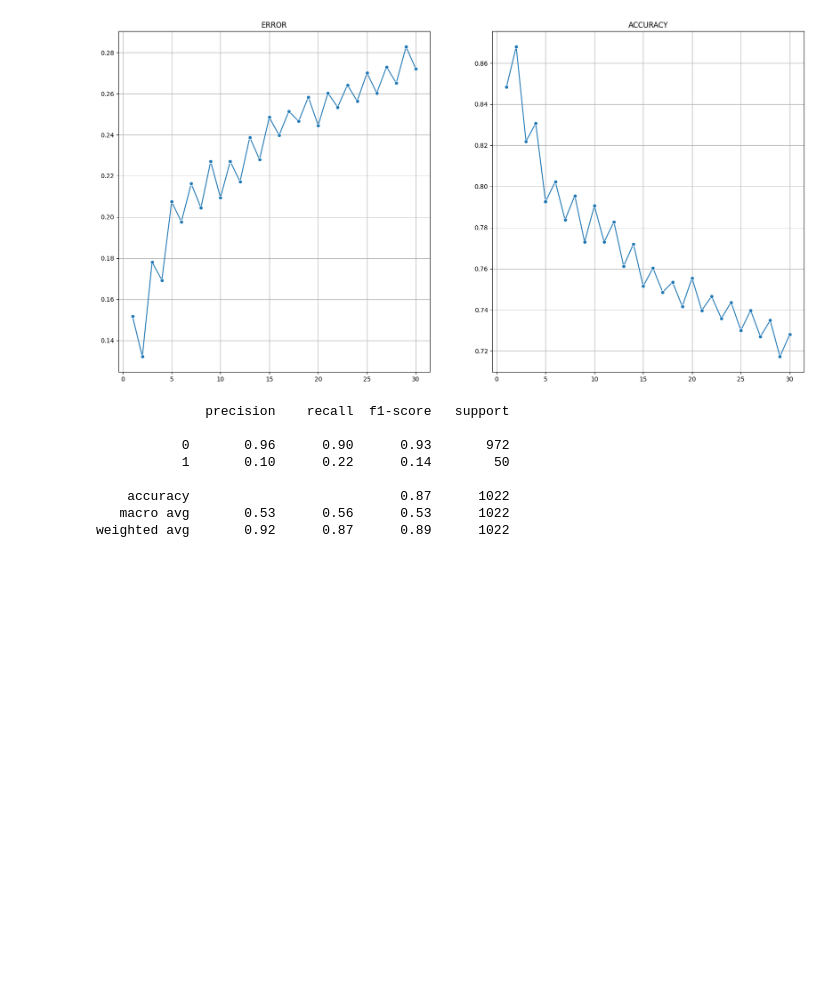
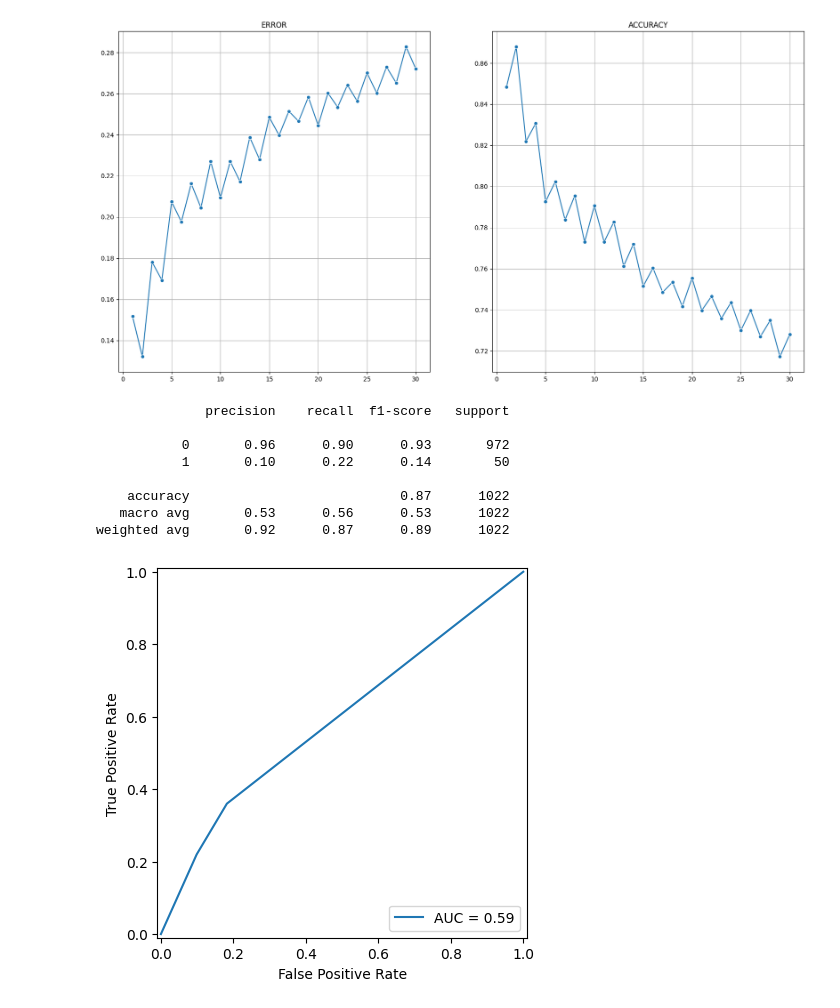
Before and after one commit to AhmedZaghl0ul/Machine-Learning, a Jupyter notebook: stroke_prediction.ipynb, the cells around one changed output. Drawn from its saved outputs; the diff is of its cells as text; code cells hidden in the pictures; blank space fills up the shorter version.

```diff
--- a/stroke_prediction.ipynb
+++ b/stroke_prediction.ipynb
@@ -523,3 +523,15 @@ print(classification_report(ys , ypred))
     accuracy                           0.87      1022
    macro avg       0.53      0.56      0.53      1022
 weighted avg       0.92      0.87      0.89      1022
+# %%
+from sklearn.metrics import auc , roc_curve , RocCurveDisplay
+
+yprobs = kn.predict_proba(xs)[:,1]
+
+fpr , tpr , thre = roc_curve(ys , yprobs)
+roc_auc = auc(fpr,tpr)
+
+RocCurveDisplay(fpr=fpr, tpr=tpr, roc_auc=roc_auc).plot()
+plt.show()
+# %% [output]
+[figure, added]
```
Also changed, not shown: parts of 3 cells of this notebook.
